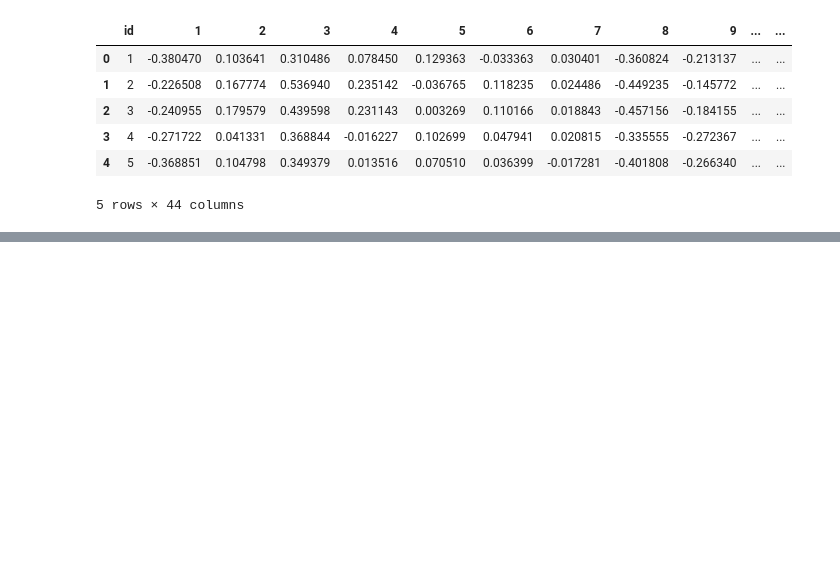
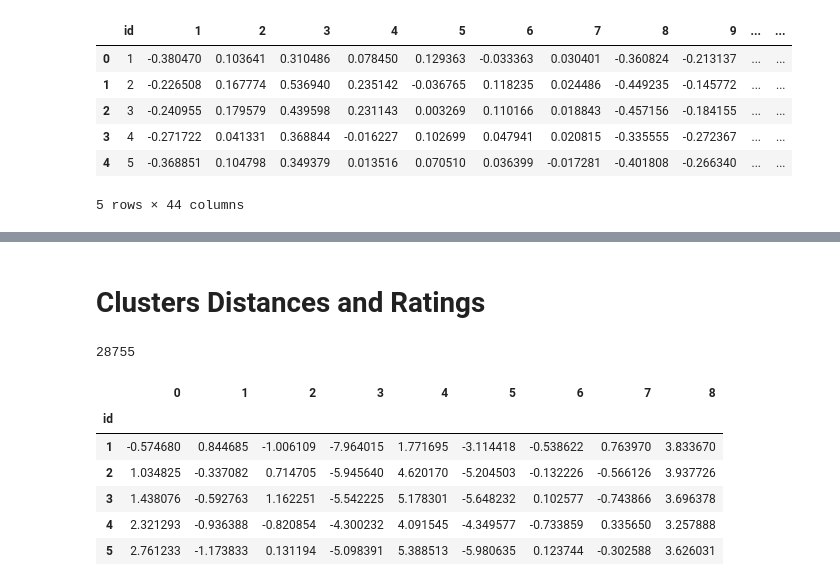
Before and after one commit to DRyanMiller/Overcoming-Echo-Chambers-in-Recommendation-Systems, a Jupyter notebook: notebooks/drm_ec.ipynb, the cells around one changed output, grey strips where cells are left out. Cells and saved outputs as stored; diff of their text form; code cells hidden in the pictures; blank space fills up the shorter version.

```diff
--- a/notebooks/drm_ec.ipynb
+++ b/notebooks/drm_ec.ipynb
@@ -60,6 +64,8 @@ from sklearn.model_selection import GridSearchCV
 user_factors = pd.read_csv('../data/processed/user_factors.csv')
 # %%
 user_factors_scaled = pd.read_csv('../data/processed/user_factors_scaled.csv')
+# %%
+user_factors_scaled.drop(['Unnamed: 0'], axis=1, inplace=True)
 # %% [markdown]
 # AWS KMeans Evaluation
 # %%
@@ -98,3 +104,5 @@ KMeans(algorithm='auto', copy_x=True, init='k-means++', max_iter=300,
     random_state=None, tol=0.0001, verbose=0)
 # %%
 preds = kmeans.predict(user_factors_scaled)
+# %%
+centroids = kmeans.cluster_centers_
@@ -187,0 +170,2 @@ Name: cluster, dtype: int64
+# %% [markdown]
+# Clusters Distances and Ratings
@@ -187,0 +175,6 @@ Name: cluster, dtype: int64
+# %%
+item_factors_unstacked = pd.read_csv('../data/processed/item_factors.csv', index_col=['id'] )
+# %%
+len(item_factors_unstacked)
+# %% [output]
+28755
@@ -187,0 +183,11 @@ Name: cluster, dtype: int64
+# %%
+centroid_ratings_T_df = cm.centroid_ratings(centroids,item_factors_unstacked)
+centroid_ratings_T_df.head()
+# %% [output]
+|  | 0 | 1 | 2 | 3 | 4 | 5 | 6 | 7 | 8 |
+| id |  |  |  |  |  |  |  |  |  |
+| 1 | -0.574680 | 0.844685 | -1.006109 | -7.964015 | 1.771695 | -3.114418 | -0.538622 | 0.763970 | 3.833670 |
+| 2 | 1.034825 | -0.337082 | 0.714705 | -5.945640 | 4.620170 | -5.204503 | -0.132226 | -0.566126 | 3.937726 |
+| 3 | 1.438076 | -0.592763 | 1.162251 | -5.542225 | 5.178301 | -5.648232 | 0.102577 | -0.743866 | 3.696378 |
+| 4 | 2.321293 | -0.936388 | -0.820854 | -4.300232 | 4.091545 | -4.349577 | -0.733859 | 0.335650 | 3.257888 |
+| 5 | 2.761233 | -1.173833 | 0.131194 | -5.098391 | 5.388513 | -5.980635 | 0.123744 | -0.302588 | 3.626031 |
```
Also changed, not shown: parts of 20 cells of this notebook, 7 other files.
